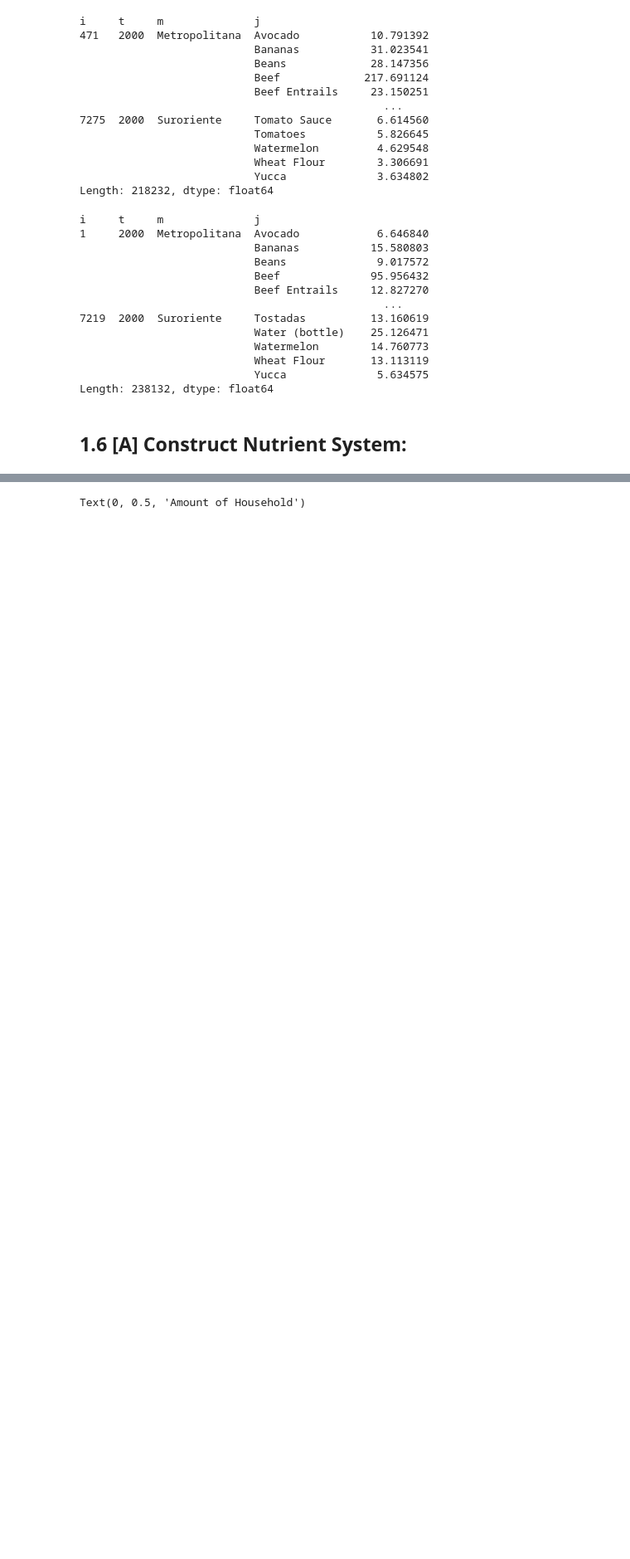
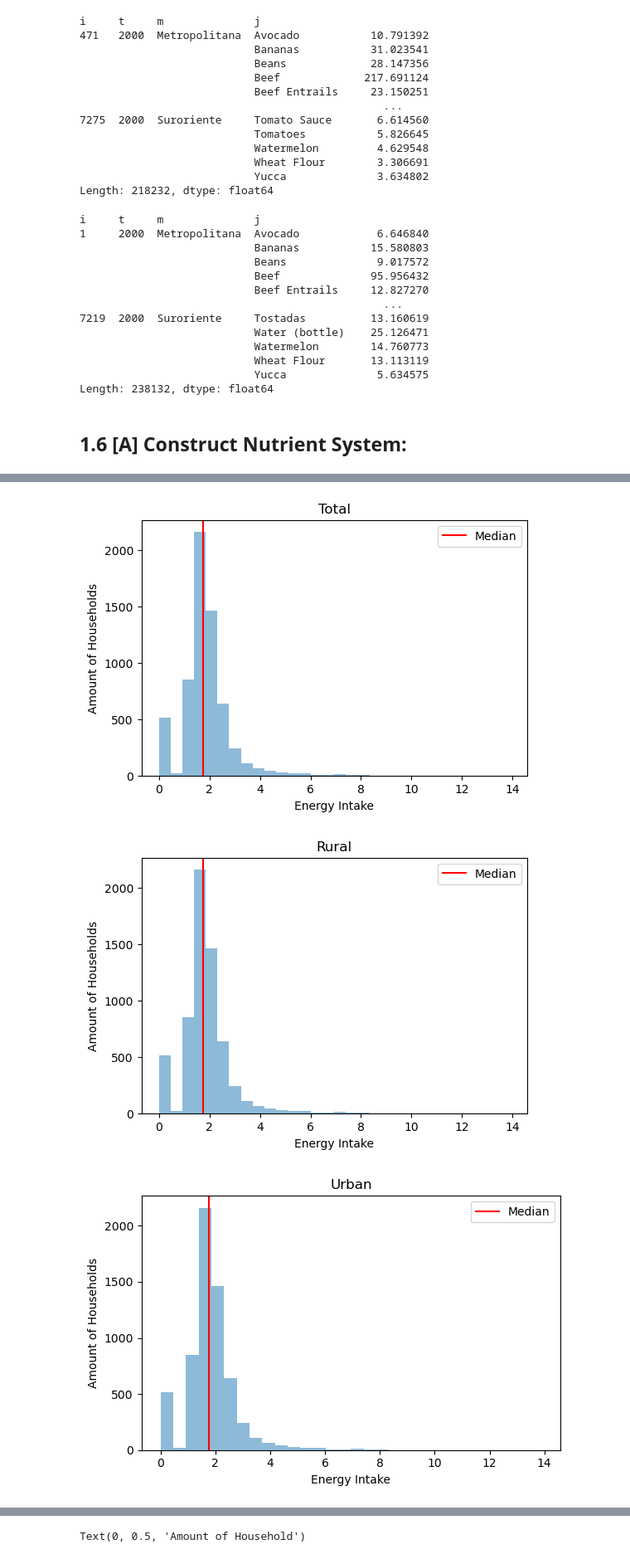
Before and after one commit to neha-lala/TWSchultz, a Jupyter notebook: Final. Code.ipynb, the cells around one changed output, grey strips where cells are left out. Shown at 83% size. Cells and saved outputs as stored; diff of their text form; code cells hidden in the pictures; blank space fills up the shorter version.

```diff
--- a/Final. Code.ipynb
+++ b/Final. Code.ipynb
@@ -481,6 +498,52 @@ hh_rdi = hhc@rdi.T
 # Guatemala RDI is per week, so make this a recommended WEEKLY intake:
 hh_rwi = hh_rdi*7
 # %%
-use_nutrients = nutrients.columns.intersection(hh_rwi.columns)
+gtm_nutrients = nutrients.columns.intersection(hh_rwi.columns)
+r_nutrients = nutrients_rural.columns.intersection(hh_rwi.columns)
+u_nutrients = nutrients_urban.columns.intersection(hh_rwi.columns)
 
-nutrient_ratio = (nutrients[use_nutrients].fillna(0)/hh_rwi[use_nutrients]).dropna()
+nutrient_ratio = (nutrients[gtm_nutrients].fillna(0)/hh_rwi[gtm_nutrients]).dropna()
+r_nutrient_ratio = (nutrients_rural[r_nutrients].fillna(0)/hh_rwi[r_nutrients]).dropna()
+u_nutrient_ratio = (nutrients_urban[u_nutrients].fillna(0)/hh_rwi[u_nutrients]).dropna()
+# %%
+import matplotlib.pyplot as plt
+
+# Create the first subplot
+fig, ax1 = plt.subplots(figsize=(6, 4))
+ax1.hist(nutrient_ratio['Energy'], bins=30, alpha=0.5)
+median_value1 = nutrient_ratio['Energy'].median()
+ax1.axvline(median_value1, color='r', linestyle='-', label='Median')
+ax1.legend()
+ax1.set_xlabel('Energy Intake')
+ax1.set_ylabel('Amount of Households')
+ax1.set_title('Total')
+
+# Create the second subplot
+fig, ax2 = plt.subplots(figsize=(6, 4))
+ax2.hist(nutrient_ratio['Energy'], bins=30, alpha=0.5)
+median_value2 = nutrient_ratio['Energy'].median()
+ax2.axvline(median_value2, color='r', linestyle='-', label='Median')
+ax2.legend()
+ax2.set_xlabel('Energy Intake')
+ax2.set_ylabel('Amount of Households')
+ax2.set_title('Rural')
+
+# Create the third subplot
+fig, ax3 = plt.subplots(figsize=(6, 4))
+ax3.hist(nutrient_ratio['Energy'], bins=30, alpha=0.5)
+median_value3 = nutrient_ratio['Energy'].median()
+ax3.axvline(median_value3, color='r', linestyle='-', label='Median')
+ax3.legend()
+ax3.set_xlabel('Energy Intake')
+ax3.set_ylabel('Amount of Households')
+ax3.set_title('Urban')
+
+# Adjust layout
+plt.tight_layout()
+
+# Show the plots
+plt.show()
+# %% [output]
+[figure, added]
+[figure, added]
+[figure, added]
```
Also changed, not shown: parts of 9 cells of this notebook.
